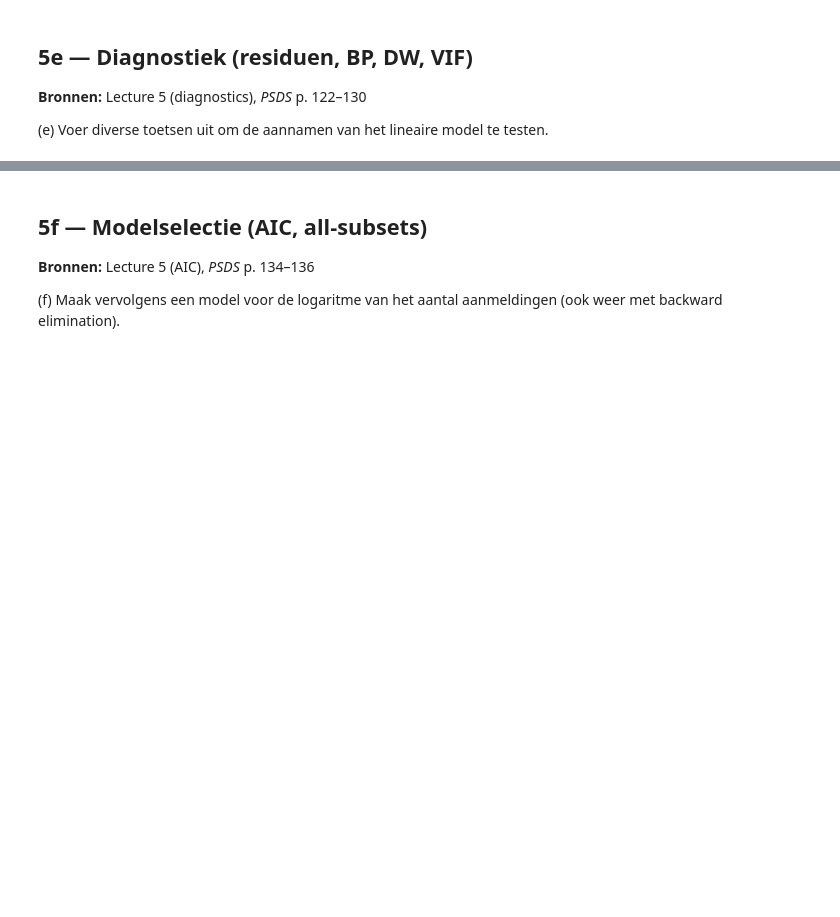
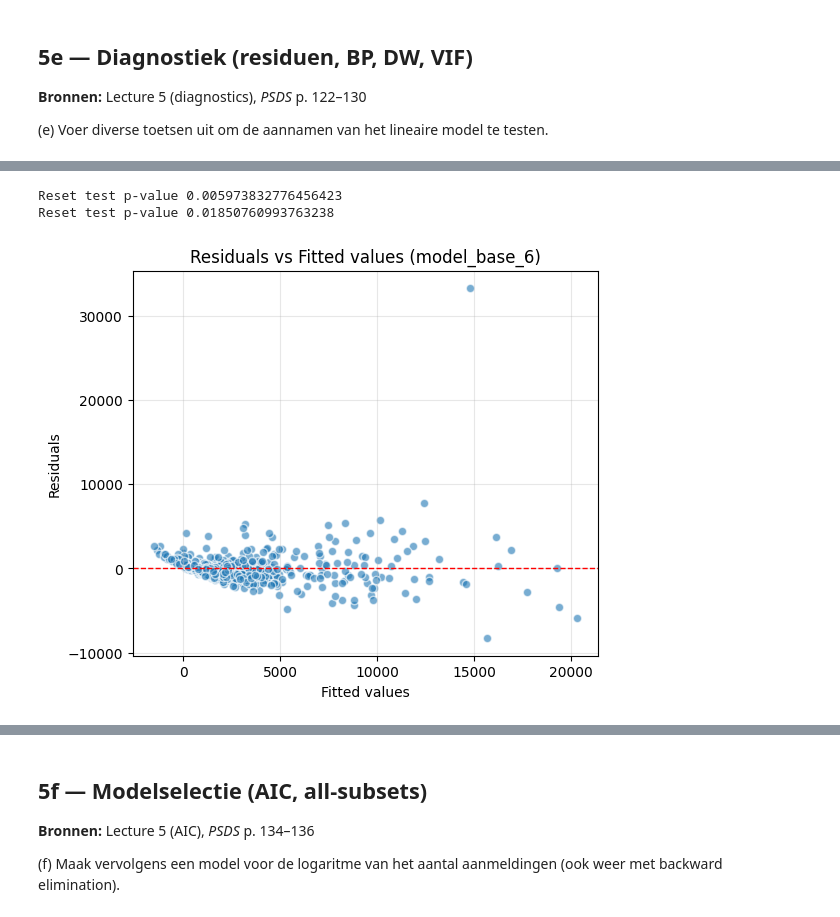
Before and after one commit to AdilVural/myPython, a Jupyter notebook: opledingCollege2026/Opdracht_StatisticsforDataScience/01_Introduction/Opdracht_2_obv_universiteitsdata_final_3.ipynb, the cells around one changed output, grey strips where cells are left out. Drawn from its saved outputs; the diff is of its cells as text; code cells hidden in the pictures; blank space fills up the shorter version.

```diff
--- a/opledingCollege2026/Opdracht_StatisticsforDataScience/01_Introduction/Opdracht_2_obv_universiteitsdata_final_3.ipynb
+++ b/opledingCollege2026/Opdracht_StatisticsforDataScience/01_Introduction/Opdracht_2_obv_universiteitsdata_final_3.ipynb
@@ -292,7 +307,31 @@ P waarden een voor een verwijderen dir groter dan 0.05
 
 (d) Pas backward elimination toe om het aantal variabelen terug te brengen.
 # %%
-## PhD wordt, op basis
-model_base = smf.ols(formula="Apps ~ Private + Top10perc + Top25perc + F_Undergrad + P_Undergrad + Outstate + Room_Board + Books + Personal + Terminal + S_F_Ratio + perc_alumni + Expend + Grad_Rate", data=estimation_sample).fit()
-print(model_base.summary())
+# Backward elimination (handmatig)
+print("\n\n--- begin Backward elimination ---\n")
+print("\n\n--- Na verwijderen van PhD ---\n")
+model_base_1 = smf.ols(formula="Apps ~ Private + Top10perc + Top25perc + F_Undergrad + P_Undergrad + Outstate + Room_Board + Books + Personal + Terminal + S_F_Ratio + perc_alumni + Expend + Grad_Rate", data=estimation_sample).fit()
+print(model_base_1.summary())
+
+print("\n\n--- Na verwijderen van Books ---\n")
+model_base_2 = smf.ols(formula="Apps ~ Private + Top10perc + Top25perc + F_Undergrad + P_Undergrad + Outstate + Room_Board + Personal + Terminal + S_F_Ratio + perc_alumni + Expend + Grad_Rate", data=estimation_sample).fit()
+print(model_base_2.summary())
+
+print("\n\n--- Na verwijderen van Personal ---\n")
+model_base_3 = smf.ols(formula="Apps ~ Private + Top10perc + Top25perc + F_Undergrad + P_Undergrad + Outstate + Room_Board + Terminal + S_F_Ratio + perc_alumni + Expend + Grad_Rate", data=estimation_sample).fit()
+print(model_base_3.summary())
+
+print("\n\n--- Na verwijderen van S_F_Ratio ---\n")
+model_base_4 = smf.ols(formula="Apps ~ Private + Top10perc + Top25perc + F_Undergrad + P_Undergrad + Outstate + Room_Board + Terminal + perc_alumni + Expend + Grad_Rate", data=estimation_sample).fit()
+print(model_base_4.summary())
+
+print("\n\n--- Na verwijderen van Top25perc ---\n")
+model_base_5 = smf.ols(formula="Apps ~ Private + Top10perc + F_Undergrad + P_Undergrad + Outstate + Room_Board + Terminal + perc_alumni + Expend + Grad_Rate", data=estimation_sample).fit()
+print(model_base_5.summary())
+
+print("\n\n--- Na verwijderen van P_Undergrad ---\n")
+model_base_6 = smf.ols(formula="Apps ~ Private + Top10perc + F_Undergrad + Outstate + Room_Board + Terminal + perc_alumni + Expend + Grad_Rate", data=estimation_sample).fit()
+print(model_base_6.summary())
+
+print("\n\n--- Einde Backward elimination ---\n")
 # %% [output]
@@ -569,0 +669,30 @@ Verbetering: 49.48%
+# %%
+# %% RESET test
+# H0: linear relation between x and y
+# Ha: some non-linearity
+
+reset = sm.stats.diagnostic.linear_reset(model_base_6, power=2)
+print(f"Reset test p-value {reset.pvalue}")
+
+reset = sm.stats.diagnostic.linear_reset(model_backward_Apps, power=2)
+print(f"Reset test p-value {reset.pvalue}")
+# %% [output]
+Reset test p-value 0.005973832776456423
+Reset test p-value 0.01850760993763238
+# %%
+import matplotlib.pyplot as plt
+
+# Residuen vs Fitted plot voor model_base_6
+fitted = model_base_6.fittedvalues
+resid = model_base_6.resid
+
+plt.figure(figsize=(6, 5))
+plt.scatter(fitted, resid, alpha=0.6, edgecolor="white")
+plt.axhline(0, color="red", linestyle="--", lw=1)
+plt.xlabel("Fitted values")
+plt.ylabel("Residuals")
+plt.title("Residuals vs Fitted values (model_base_6)")
+plt.grid(alpha=0.3)
+plt.show()
+# %% [output]
+[figure, added]
```
Also changed, not shown: parts of 53 cells of this notebook, 3 other files.
